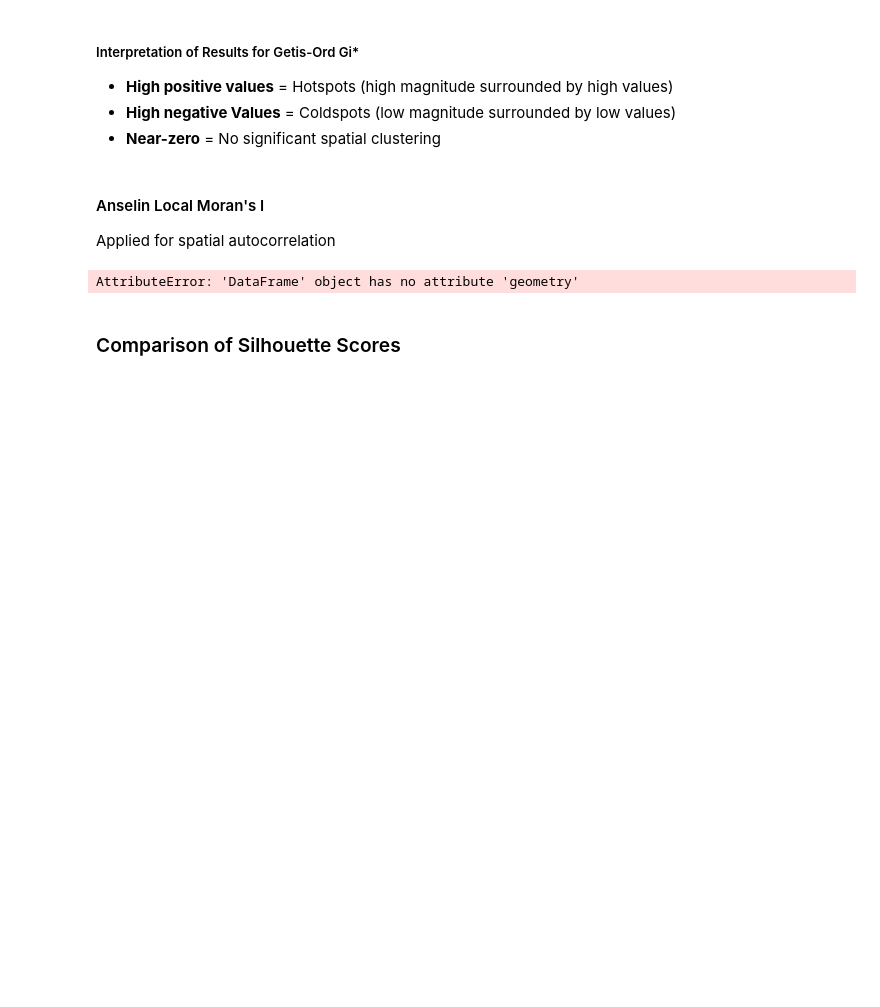
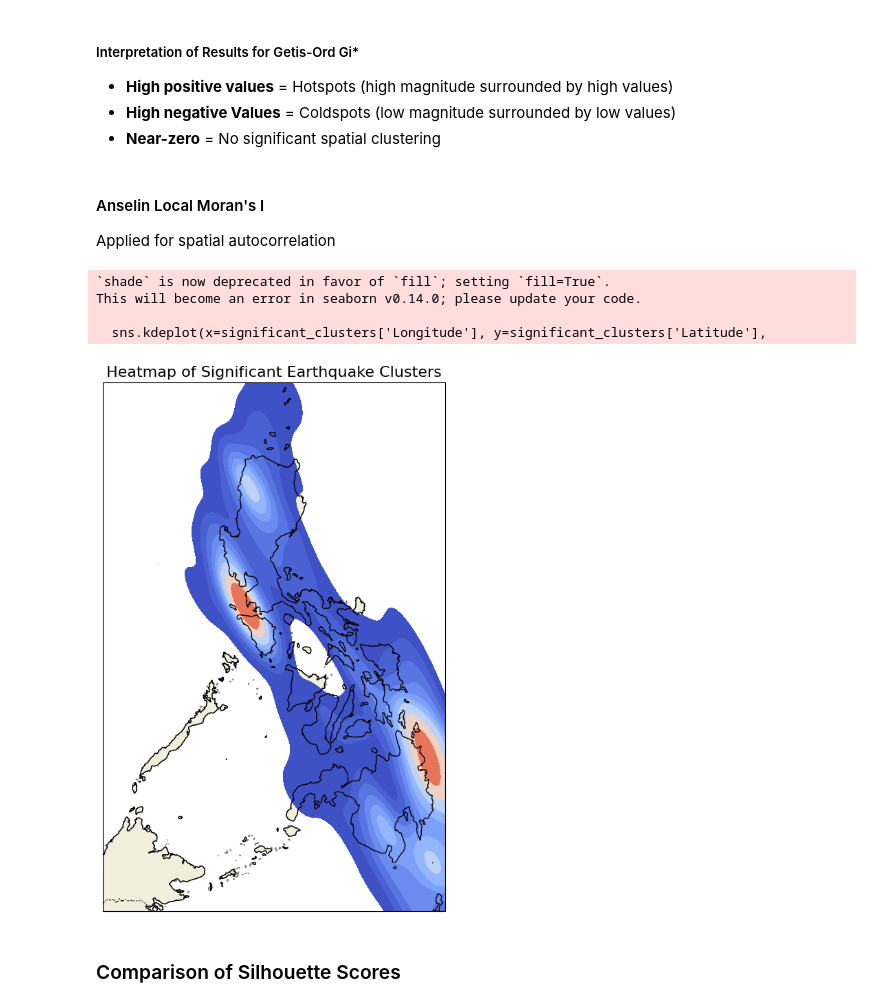
Before and after one commit to melparc30/earthquake, a Jupyter notebook: eq_clusters.ipynb, the cells around one changed output. Drawn from its saved outputs; the diff is of its cells as text; code cells hidden in the pictures; blank space fills up the shorter version.

```diff
--- a/eq_clusters.ipynb
+++ b/eq_clusters.ipynb
@@ -449,14 +451,42 @@ Applied for spatial autocorrelation
 # %%
-from pysal.lib import weights
-from pysal.explore import esda
+# Convert DataFrame to GeoDataFrame with Point geometry
+eq['geometry'] = [Point(xy) for xy in zip(eq['Longitude'], eq['Latitude'])]
+gdf = gpd.GeoDataFrame(eq, geometry='geometry')
 
-# Generate spatial weights (e.g., Queen contiguity)
-w = weights.Queen.from_dataframe(eq)
+# Generate spatial weights
+w = weights.Queen.from_dataframe(gdf)
 
-# Calculate Moran's I
-local_moran = esda.Moran_Local(eq['Magnitude'], w)
+# Standardize weights
+w.transform = 'r'
 
-# Add the Local Moran's I results to the dataframe
-eq['Local_Moran_I'] = local_moran.Is
+# Calculate Anselin Local Moran's I
+local_moran = esda.Moran_Local(gdf['Magnitude'], w)
+
+# Add results to the GeoDataFrame
+gdf['Local_Moran_I'] = local_moran.Is       # Moran's I values
+gdf['p_sim'] = local_moran.p_sim            # p-values
+gdf['q'] = local_moran.q                    # Quadrant (cluster type: HH, LL, HL, LH)
+
+# flag significant clusters
+gdf['significant'] = gdf['p_sim'] < 0.05
-# %% [output]
-AttributeError: 'DataFrame' object has no attribute 'geometry'
+# %%
+# Cluster quadrants
+gdf['q'].value_counts()
+# Map cluster labels to their meanings
+cluster_labels = {
+    1: 'High-High (HH)',
+    2: 'Low-Low (LL)',
+    3: 'High-Low (HL)',
+    4: 'Low-High (LH)'
+}
+gdf['cluster_type'] = gdf['q'].map(cluster_labels)
+
+color_map = {
+    'High-High': 'red',
+    'Low-Low': 'blue',
+    'High-Low': 'orange',
+    'Low-High': 'green'
+}
+
+# Filter significant clusters
+significant_clusters = gdf[gdf['significant']]
@@ -462,0 +496,23 @@ AttributeError: 'DataFrame' object has no attribute 'geometry'
+# %%
+# Plotting a heatmap of significant earthquake clusters
+fig, ax = plt.subplots(figsize=(12, 10), subplot_kw={'projection': ccrs.PlateCarree()})
+# Set map to Philippines' geographical extent
+ax.set_extent([116, 127, 4, 21], crs=ccrs.PlateCarree())
+# Add map features
+ax.add_feature(cfeature.BORDERS, linestyle=':', edgecolor='black')
+ax.add_feature(cfeature.COASTLINE, edgecolor='black')
+ax.add_feature(cfeature.LAND, edgecolor='gray')
+
+# Density visualization
+sns.kdeplot(x=significant_clusters['Longitude'], y=significant_clusters['Latitude'],
+            cmap='coolwarm', shade=True, ax=ax)
+
+
+ax.set_title("Heatmap of Significant Earthquake Clusters", fontsize=16)
+plt.show()
+# %% [output]
+`shade` is now deprecated in favor of `fill`; setting `fill=True`.
+This will become an error in seaborn v0.14.0; please update your code.
+
+  sns.kdeplot(x=significant_clusters['Longitude'], y=significant_clusters['Latitude'],
+[figure, added]
```
Also changed, not shown: parts of 4 cells of this notebook, 2 other files.
